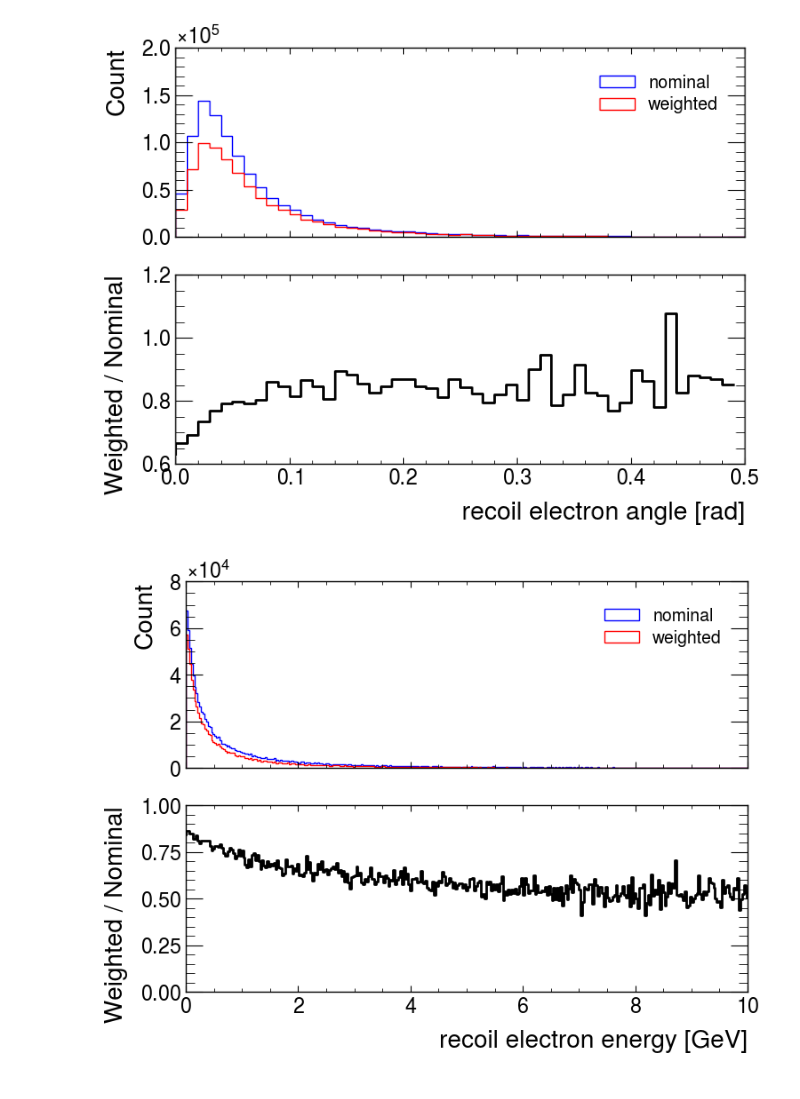
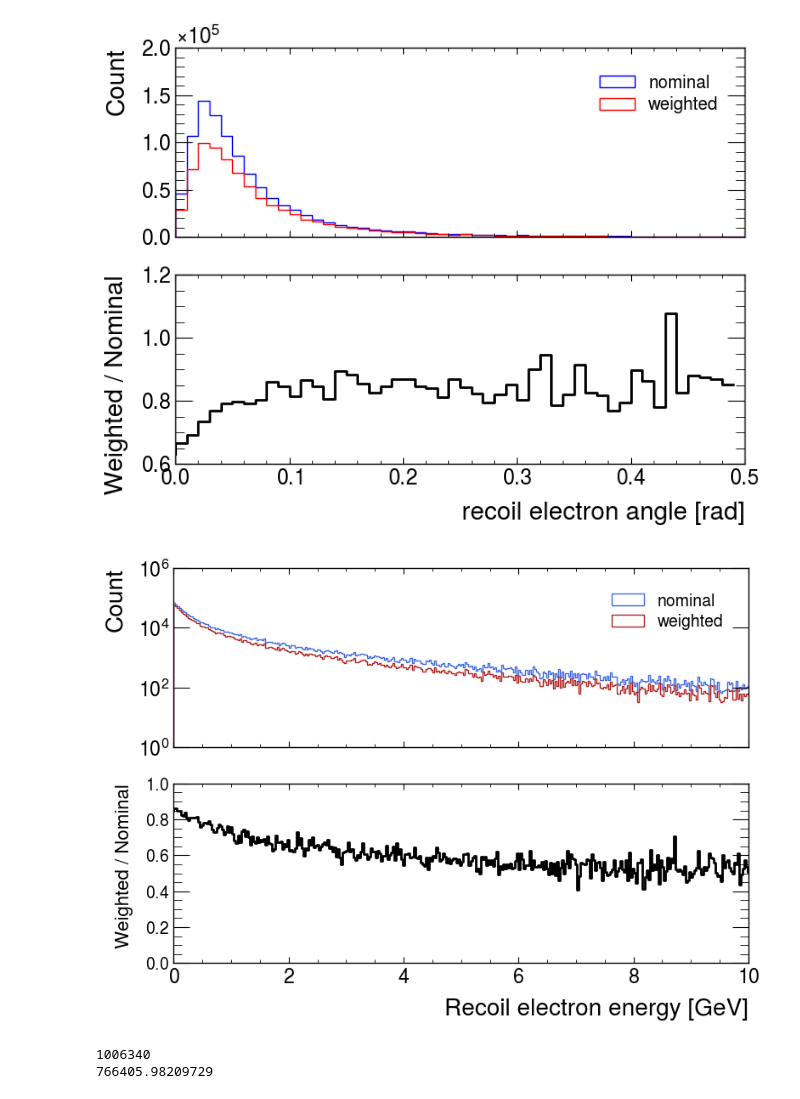
Before and after one commit to horohoo/thoroho-nova, a Jupyter notebook: ldmcode/NOvA_pion_dist.ipynb, the cells around one changed output. Cells and saved outputs as stored; diff of their text form; code cells hidden in the pictures.

```diff
--- a/ldmcode/NOvA_pion_dist.ipynb
+++ b/ldmcode/NOvA_pion_dist.ipynb
@@ -614,5 +664,5 @@ for f in files:
 # %%
-nominal, edges = np.histogram(Etheta2_nominal, bins=np.linspace(0, 0.01, 41))
+nominal, edges = np.histogram(Etheta2_vals, bins=np.linspace(0, 0.01, 41))
 weighted, edges = np.histogram(Etheta2_vals, bins=np.linspace(0, 0.01, 41), weights=Etheta2_weights)
 ratio = []
 for i in range(len(nominal)):
@@ -620,6 +670,9 @@ for i in range(len(nominal)):
         ratio.append(weighted[i]/nominal[i])
     else:
         ratio.append(0)
+
+print(nominal)
+print(weighted)
 
 fig, (ax0, ax1) = plt.subplots(2, sharex=True)
 ax0.step(edges[:-1], nominal, color='blue',label='nominal')
@@ -636,0 +704,24 @@ fig.show()
+# %%
+nominal, edges = np.histogram(Etheta2_nominal, bins=np.linspace(0, 0.012, 13))
+weighted, edges = np.histogram(Etheta2_vals, bins=np.linspace(0, 0.012, 13), weights=Etheta2_weights)
+ratio = []
+for i in range(len(nominal)):
+    if nominal[i] > 0:
+        ratio.append(weighted[i]/nominal[i])
+    else:
+        ratio.append(0)
+
+print(nominal)
+print(weighted)
+
+fig, (ax0, ax1) = plt.subplots(2, sharex=True)
+ax0.step(edges[:-1], nominal, color='blue',label='nominal')
+ax0.step(edges[:-1], weighted, color='red', label='weighted')
+ax1.set_xlabel('E$\Theta^2$ [GeV rad$^2$]')
+ax1.step(edges[:-1], ratio, color='black')
+ax0.set_ylim((0,2.2e5))
+ax1.set_ylim((0,1))
+ax0.set_ylabel('Count')
+ax1.set_ylabel(' Weighted / Nominal')
+ax0.legend()
+fig.show()
@@ -678,23 +776,42 @@ fig.show()
 # %%
 nominal, edges = np.histogram(E_nominal, bins=np.linspace(0, 15, 501))
 weighted, edges = np.histogram(E_vals, bins=np.linspace(0, 15, 501), weights=Etheta2_weights)
 ratio = []
 for i in range(len(nominal)):
     if nominal[i] > 0:
         ratio.append(weighted[i]/nominal[i])
     else:
         ratio.append(0.5)
 
 fig, (ax0, ax1) = plt.subplots(2, sharex=True)
-ax0.hist(E_nominal, bins=np.linspace(0, 15, 501), color='blue', histtype='step',label='nominal')
-ax0.hist(E_vals, bins=np.linspace(0,15,501), weights=Etheta2_weights, color='red', histtype='step', label='weighted')
-ax1.set_xlabel('recoil electron energy [GeV]')
+ax0.hist(E_nominal, bins=np.linspace(0, 15, 501), color='royalblue', histtype='step',label='nominal')
+ax0.hist(E_vals, bins=np.linspace(0,15,501), weights=Etheta2_weights, color='firebrick', histtype='step', label='weighted')
+ax1.set_xlabel('Recoil electron energy [GeV]')
 ax1.step(edges[:-1], ratio, color='black')
 ax0.set_ylabel('Count')
-ax1.set_ylabel(' Weighted / Nominal')
+ax1.set_ylabel(' Weighted / Nominal',fontsize=16)
 ax0.legend()
 ax1.set_ylim((0,1))
 ax1.set_xlim((0,10))
+#ax0.set_xticklabels([])
+ax1.tick_params(axis='y', which='major', labelsize=14)
+plt.subplots_adjust(wspace=0)
+fig.tight_layout()
+ax0.set_yscale('log')
+
+fig.savefig('/exp/nova/data/users/thoroho/flux_weights.pdf', dpi=300)
+
 fig.show()
 # %% [output]
-[figure, old version]
+[figure, new version]
+# %%
+nominalsum = 0
+weightedsum = 0
+for i in range(len(nominal)):
+    nominalsum += nominal[i]
+    weightedsum += weighted[i]
+print(nominalsum)
+print(weightedsum)
+# %% [output]
+1006340
+766405.98209729
```
Also changed, not shown: parts of 9 cells of this notebook.
